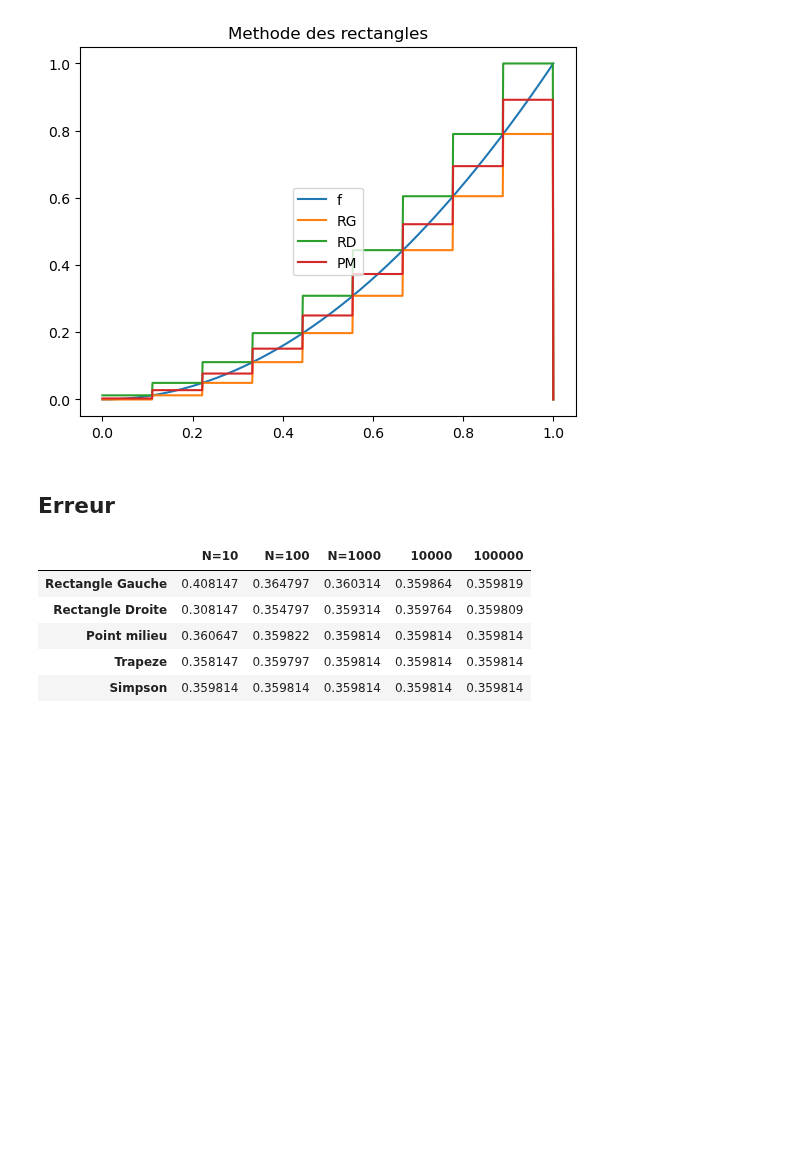
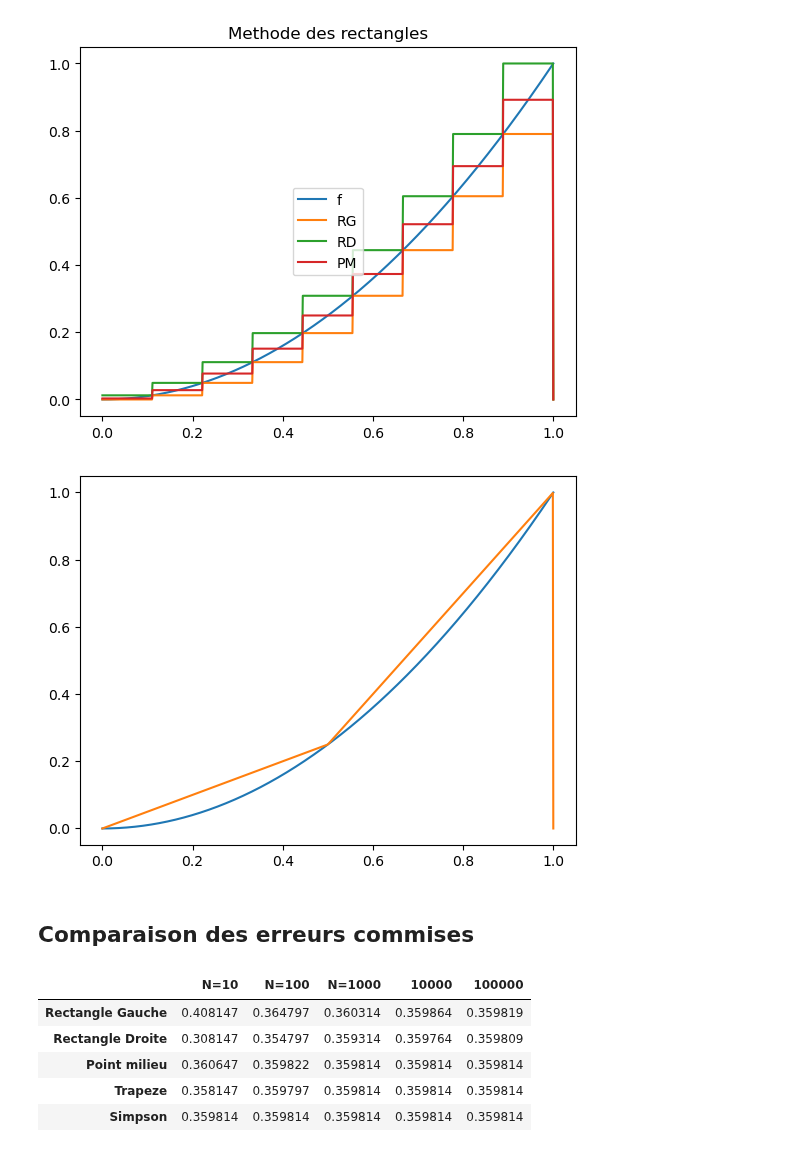
Before and after one commit to merebeyannick/Numerical-Mathematics, a Jupyter notebook: Approximated Integrals/Newton-cotes.ipynb, the cells around one changed output. Saved outputs shown, nothing was run; the diff lists cells and outputs as text; code cells hidden in the pictures; blank space fills up the shorter version.

```diff
--- a/Approximated Integrals/Newton-cotes.ipynb
+++ b/Approximated Integrals/Newton-cotes.ipynb
@@ -44,6 +44,23 @@ def trace_rect(f, a,b,N):
     plt.title('Methode des rectangles')
 
     # return 0
+# %%
+def trace_trap(f, a,b,N):
+    n = 1000
+    X = np.linspace(a,b, n)
+    Vf = f(X)
+
+    U = np.linspace(a,b,N)
+    V_rect1 = np.zeros(n)
+    for i in range(n):
+        for j in range(N-1):
+            if (U[j] <= X[i]) & (U[j+1] > X[i]):
+                a = (f(U[j])-f(U[j+1]))/(U[j]-U[j+1])
+                b = f(U[j+1]) - a*U[j+1]
+                V_rect1[i] = a*X[i] + b
+
+    plt.plot(X, Vf)
+    plt.plot(X, V_rect1)
 # %%
 f1 = lambda x: x**2
 f2 = lambda x: 1/(x+1)**2
@@ -52,6 +69,10 @@ f3 = lambda x: (x+1)**0.5
 trace_rect(f1, 0,1,10)
 # %% [output]
 [figure]
+# %%
+trace_trap(f1, 0,1,3)
+# %% [output]
+[figure, added]
 # %%
 def RG(f, a, b, N):
     s = 0
@@ -93,7 +114,7 @@ def Simpson(f, a,b,N):
     s = s*(b-a)/(6*N)
     return s
 # %% [markdown]
-## Erreur
+## Comparaison des erreurs commises
 # %%
 def erreur(f, a,b,s,N):
     return np.array([abs(RG(f,a,b,N) - s), abs(RD(f,a,b,N) - s), abs(PM(f,a,b,N) - s), abs(Int_trap(f,a,b,N) - s), abs(Simpson(f,a,b,N)-s)])
```
Also changed, not shown: parts of 6 cells of this notebook.
